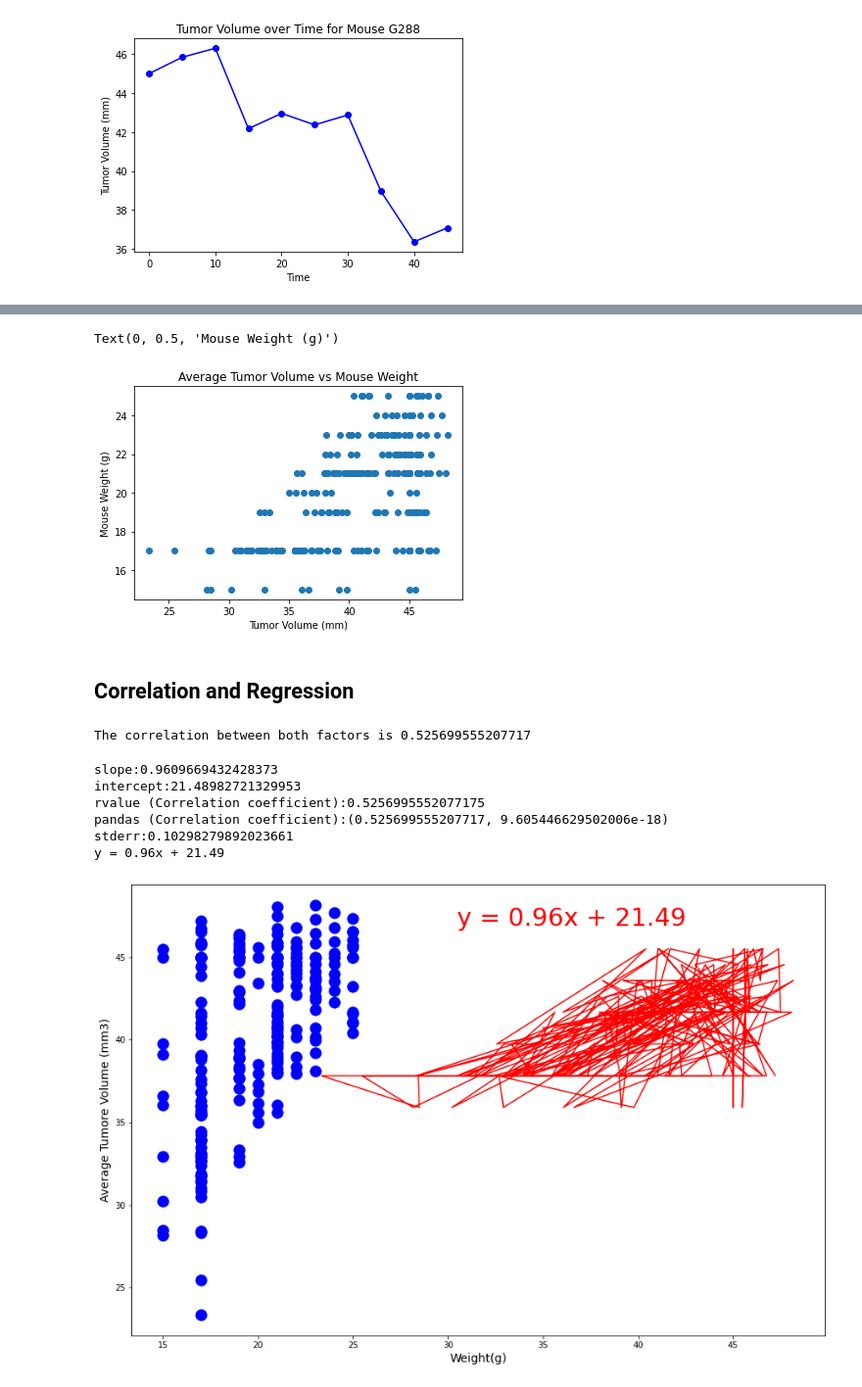
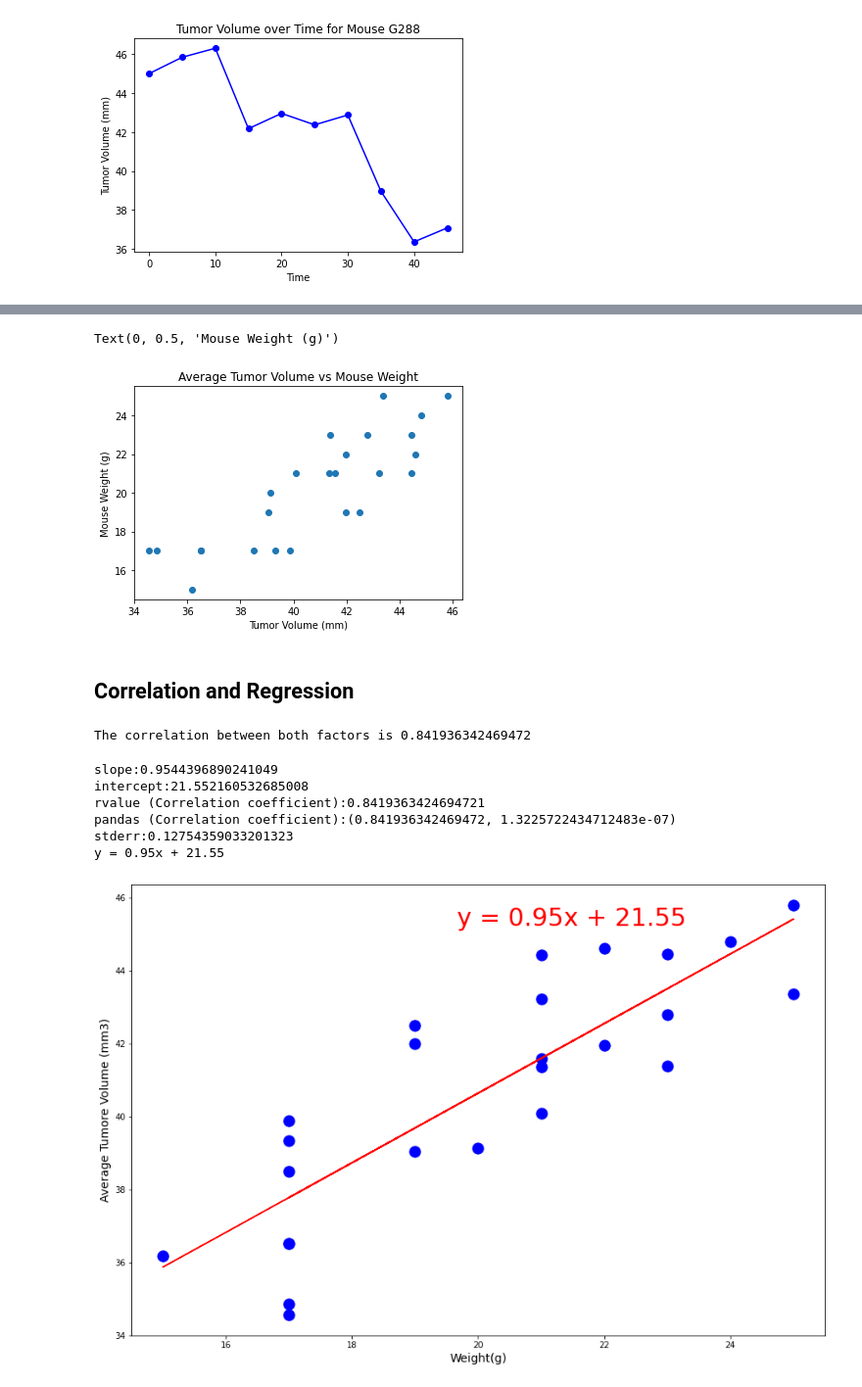
Before and after one commit to mattinglyjen/Matplotlib, a Jupyter notebook: Instructions/Pymaceuticals/pymaceuticals_starter.ipynb, the cells around one changed output, grey strips where cells are left out. Shown at 98% size. Saved outputs shown, nothing was run; the diff lists cells and outputs as text; code cells hidden in the pictures.

Commit message:
updated pymaceuticals_starter.ipynb to correct the linear regression and scatter plots

```diff
--- a/Instructions/Pymaceuticals/pymaceuticals_starter.ipynb
+++ b/Instructions/Pymaceuticals/pymaceuticals_starter.ipynb
@@ -407,3 +407,6 @@ plt.ylabel("Tumor Volume (mm)")
 # %% [output]
 Text(0, 0.5, 'Tumor Volume (mm)')
 [figure]
+# %%
+capomulin_mean = capomulin_mouse.groupby(["Mouse ID"]).mean()
+capomulin_mean.head()
@@ -410,8 +421,10 @@ Text(0, 0.5, 'Tumor Volume (mm)')
 # %%
 # Generate a scatter plot of average tumor volume vs. mouse weight for the Capomulin regimen
 
-x_axis = capomulin_mouse["Tumor Volume (mm3)"]
-y_axis = capomulin_mouse["Weight (g)"]
+
+
+x_axis = capomulin_mean["Tumor Volume (mm3)"]
+y_axis = capomulin_mean["Weight (g)"]
 
 
 
@@ -421,22 +434,22 @@ plt.xlabel("Tumor Volume (mm)")
 plt.ylabel("Mouse Weight (g)")
 # %% [output]
 Text(0, 0.5, 'Mouse Weight (g)')
-[figure, old version]
+[figure, new version]
 # %% [markdown]
 ## Correlation and Regression
 # %%
 # Calculate the correlation coefficient and linear regression model
 # for mouse weight and average tumor volume for the Capomulin regimen
-tvolume_average = capomulin_mouse["Tumor Volume (mm3)"]
+tvolume_average = capomulin_mean["Tumor Volume (mm3)"]
 # .sum()/ len(capomulin_mouse["Tumor Volume (mm3)"])
 
-weight = capomulin_mouse["Weight (g)"]
+weight = capomulin_mean["Weight (g)"]
 # .sum()/ len(capomulin_mouse["Weight (g)"])
 
 correlation= st.pearsonr(weight, tvolume_average)
 print(f"The correlation between both factors is {correlation[0]}")
 # %% [output]
-The correlation between both factors is 0.525699555207717
+The correlation between both factors is 0.841936342469472
 # %%
 (slope, intercept, rvalue, pvalue, stderr) = linregress(weight, tvolume_average)
 regress_values = weight * slope + intercept
@@ -451,22 +464,22 @@ line_eq = "y = " + str(round(slope,2)) + "x + " + str(round(intercept,2))
 
 print(line_eq)
 # %% [output]
-slope:0.9609669432428373
-intercept:21.48982721329953
-rvalue (Correlation coefficient):0.5256995552077175
-pandas (Correlation coefficient):(0.525699555207717, 9.605446629502006e-18)
-stderr:0.10298279892023661
-y = 0.96x + 21.49
+slope:0.9544396890241049
+intercept:21.552160532685008
+rvalue (Correlation coefficient):0.8419363424694721
+pandas (Correlation coefficient):(0.841936342469472, 1.3225722434712483e-07)
+stderr:0.12754359033201323
+y = 0.95x + 21.55
 # %%
 fig1, ax1 = plt.subplots(figsize=(15, 10))
 plt.scatter(weight, tvolume_average, s=175, color="blue")
-plt.plot(tvolume_average, regress_values,"r-")
+plt.plot(weight, regress_values,"r-")
 plt.xlabel('Weight(g)',fontsize =14)
 plt.ylabel('Average Tumore Volume (mm3)',fontsize =14)
 ax1.annotate(line_eq, xy=(20, 40), xycoords='data',xytext=(0.8, 0.95), textcoords='axes fraction',horizontalalignment='right', verticalalignment='top',fontsize=30,color="red")
 
 plt.show()
 
 # not sure where things went wrong.
 # %% [output]
-[figure, old version]
+[figure, new version]
```
Also changed, not shown: parts of 2 cells of this notebook.
